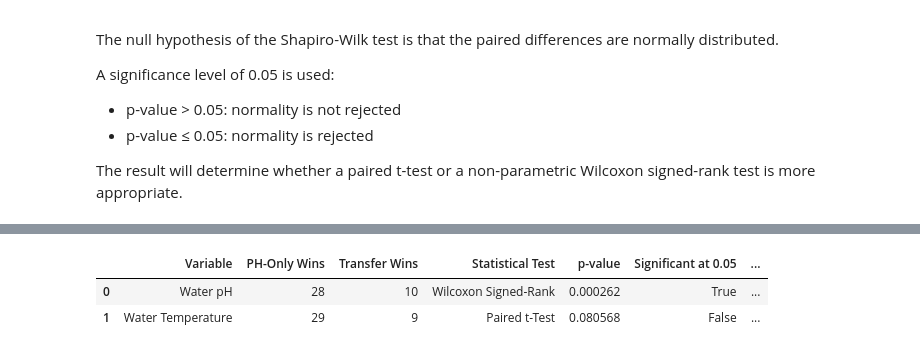
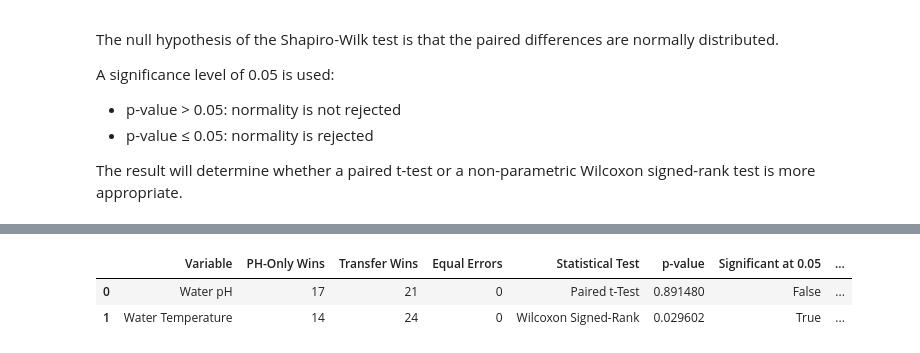
Before and after one commit to RedGenilla/LSTM_PondPredict, a Jupyter notebook: notebooks/04_model_comparison.ipynb, the cells around one changed output, grey strips where cells are left out. Drawn from its saved outputs; the diff is of its cells as text; code cells hidden in the pictures.

```diff
--- a/notebooks/04_model_comparison.ipynb
+++ b/notebooks/04_model_comparison.ipynb
@@ -305,6 +350,6 @@ Positive values mean transfer learning produced the larger absolute error. Negat
 # %%
-ph_error_difference = transfer_ph_abs_error - baseline_ph_abs_error
-temp_error_difference = transfer_temp_abs_error - baseline_temp_abs_error
+ph_error_difference = baseline_ph_abs_error - transfer_ph_abs_error
+temp_error_difference = baseline_temp_abs_error - transfer_temp_abs_error
 print("pH error-difference summary:")
 print(pd.Series(ph_error_difference).describe())
 print("\nTemperature error-difference summary:")
@@ -545,0 +514,11 @@ Temperature: no statistically significant difference between the two models.
+# %%
+if temp_shapiro_p >= alpha:
+    temp_test_name = "Paired t-Test"
+    temp_test_stat, temp_test_p = ttest_rel(baseline_temp_abs_error, transfer_temp_abs_error)
+else:
+    temp_test_name = "Wilcoxon Signed-Rank"
+    res = wilcoxon(baseline_temp_abs_error, transfer_temp_abs_error, alternative="two-sided", zero_method="wilcox")
+    temp_test_stat, temp_test_p = res.statistic, res.pvalue
+print("WATER TEMPERATURE:", temp_test_name)
+print("Statistic:", temp_test_stat)
+print("p-value:", temp_test_p)
@@ -631,39 +599,21 @@ final_model_comparison
 | 3 | Water Temperature | Transfer Learning | 0.158181 | 0.204537 | 0.985538 |
 # %%
 comparison_summary = pd.DataFrame({
-    "Variable": [
-        "Water pH",
-        "Water Temperature"
+    "Variable": ["Water pH", "Water Temperature"],
+    "PH-Only Wins": [ph_baseline_wins, temp_baseline_wins],
+    "Transfer Wins": [ph_transfer_wins, temp_transfer_wins],
+    "Equal Errors": [ph_ties, temp_ties],
+    "Statistical Test": [ph_test_name, temp_test_name],
+    "p-value": [ph_test_p, temp_test_p],
+    "Significant at 0.05": [bool(ph_test_p < alpha), bool(temp_test_p < alpha)],
+    "Lower Overall MAE": [
+        "PH-Only Baseline" if baseline_ph_metrics[0] < transfer_ph_metrics[0] else "Transfer Learning",
+        "PH-Only Baseline" if baseline_temp_metrics[0] < transfer_temp_metrics[0] else "Transfer Learning"
     ],
-    "PH-Only Wins": [
-        ph_baseline_wins,
-        temp_baseline_wins
-    ],
-    "Transfer Wins": [
-        ph_transfer_wins,
-        temp_transfer_wins
-    ],
-    "Statistical Test": [
-        "Wilcoxon Signed-Rank",
-        "Paired t-Test"
-    ],
-    "p-value": [
-        ph_wilcoxon_p,
-        temp_t_p
-    ],
-    "Significant at 0.05": [
-        ph_wilcoxon_p < 0.05,
-        temp_t_p < 0.05
-    ],
-    "Observed Better Model": [
-        "PH-Only Baseline",
-        "PH-Only Baseline"
-    ]
 })
-
 comparison_summary
 # %% [output]
-|  | Variable | PH-Only Wins | Transfer Wins | Statistical Test | p-value | Significant at 0.05 | ... |
-| 0 | Water pH | 28 | 10 | Wilcoxon Signed-Rank | 0.000262 | True | ... |
-| 1 | Water Temperature | 29 | 9 | Paired t-Test | 0.080568 | False | ... |
+|  | Variable | PH-Only Wins | Transfer Wins | Equal Errors | Statistical Test | p-value | Significant at 0.05 | ... |
+| 0 | Water pH | 17 | 21 | 0 | Paired t-Test | 0.891480 | False | ... |
+| 1 | Water Temperature | 14 | 24 | 0 | Wilcoxon Signed-Rank | 0.029602 | True | ... |
 # %%
```
Also changed, not shown: parts of 44 cells of this notebook, 39 other files.
